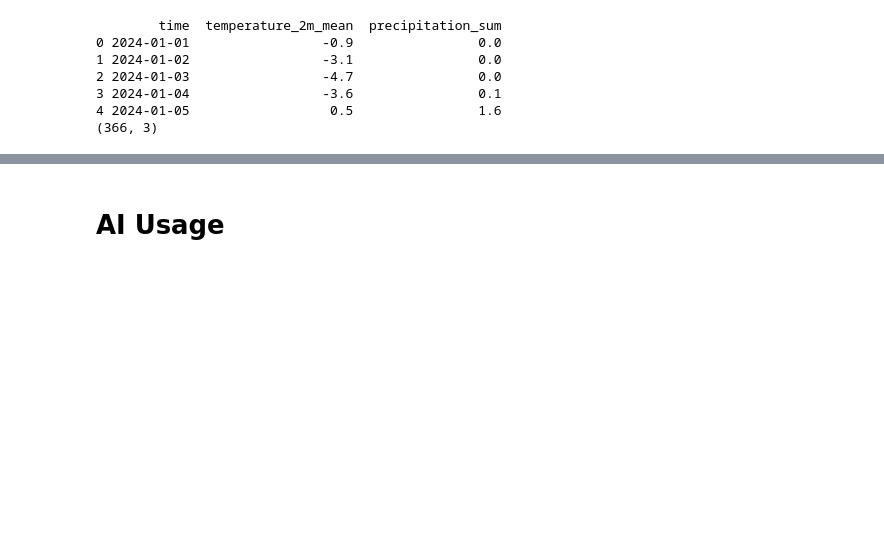
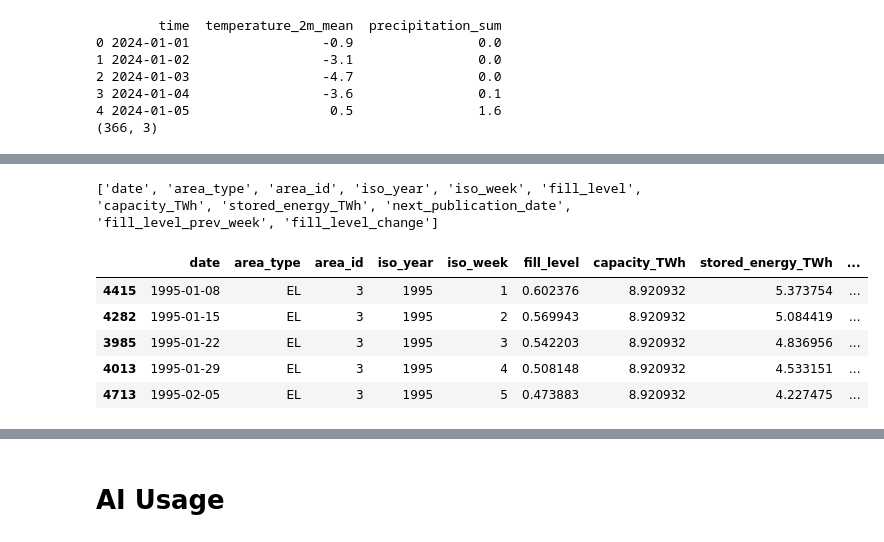
Before and after one commit to magloev/magloevIND320, a Jupyter notebook: notebooks/Task4.ipynb, the cells around one changed output, grey strips where cells are left out. Cells and saved outputs as stored; diff of their text form; code cells hidden in the pictures; blank space fills up the shorter version.

```diff
--- a/notebooks/Task4.ipynb
+++ b/notebooks/Task4.ipynb
@@ -140,7 +156,7 @@ Name: timestamp, dtype: datetime64[us, UTC]
 # Preparing NVE time series
 Will be looking at the EL3 region
 # %%
-df_el3 = (
+df_no3 = (
     df[
         (df["area_type"] == "EL") &
         (df["area_id"] == 3)
@@ -149,8 +165,8 @@ df_el3 = (
     .copy()
 )
 
-display(df_el3[["date", "fill_level"]].head())
-display(df_el3[["date", "fill_level"]].tail())
+display(df_no3[["date", "fill_level"]].head())
+display(df_no3[["date", "fill_level"]].tail())
 # %% [output]
 |  | date | fill_level |
 | 4415 | 1995-01-08 | 0.602376 |
@@ -167,15 +183,15 @@ display(df_el3[["date", "fill_level"]].tail())
 # %% [markdown]
 # Create lagged variables
 # %%
-df_el3 = df_el3.sort_values("date").copy()
+df_no3 = df_no3.sort_values("date").copy()
 
-df_el3["lag_1"] = df_el3["fill_level"].shift(1)
-df_el3["lag_2"] = df_el3["fill_level"].shift(2)
-df_el3["lag_4"] = df_el3["fill_level"].shift(4)
-df_el3["lag_52"] = df_el3["fill_level"].shift(52)
+df_no3["lag_1"] = df_no3["fill_level"].shift(1)
+df_no3["lag_2"] = df_no3["fill_level"].shift(2)
+df_no3["lag_4"] = df_no3["fill_level"].shift(4)
+df_no3["lag_52"] = df_no3["fill_level"].shift(52)
 
 display(
-    df_el3[
+    df_no3[
         ["date", "fill_level", "lag_1", "lag_2", "lag_4", "lag_52"]
     ].tail(10)
 )
@@ -652,0 +967,11 @@ print(df_weather_test.shape)
+# %%
+print(df_no3.columns.tolist())
+display(df_no3.head())
+# %% [output]
+['date', 'area_type', 'area_id', 'iso_year', 'iso_week', 'fill_level', 'capacity_TWh', 'stored_energy_TWh', 'next_publication_date', 'fill_level_prev_week', 'fill_level_change']
+|  | date | area_type | area_id | iso_year | iso_week | fill_level | capacity_TWh | stored_energy_TWh | ... |
+| 4415 | 1995-01-08 | EL | 3 | 1995 | 1 | 0.602376 | 8.920932 | 5.373754 | ... |
+| 4282 | 1995-01-15 | EL | 3 | 1995 | 2 | 0.569943 | 8.920932 | 5.084419 | ... |
+| 3985 | 1995-01-22 | EL | 3 | 1995 | 3 | 0.542203 | 8.920932 | 4.836956 | ... |
+| 4013 | 1995-01-29 | EL | 3 | 1995 | 4 | 0.508148 | 8.920932 | 4.533151 | ... |
+| 4713 | 1995-02-05 | EL | 3 | 1995 | 5 | 0.473883 | 8.920932 | 4.227475 | ... |
```
Also changed, not shown: parts of 62 cells of this notebook, 4 other files.
